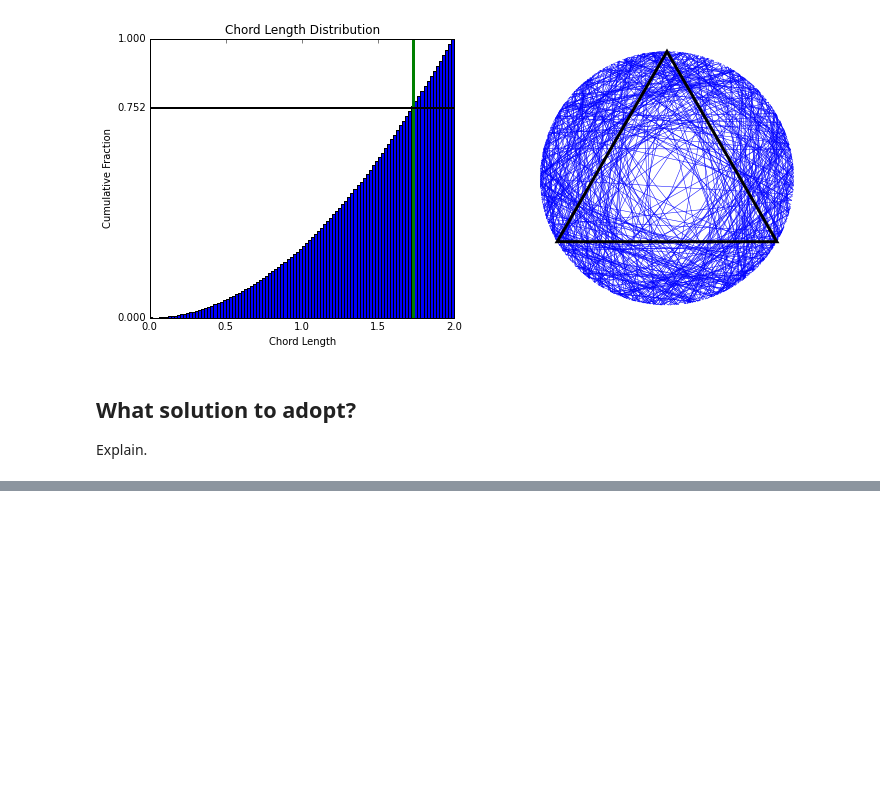
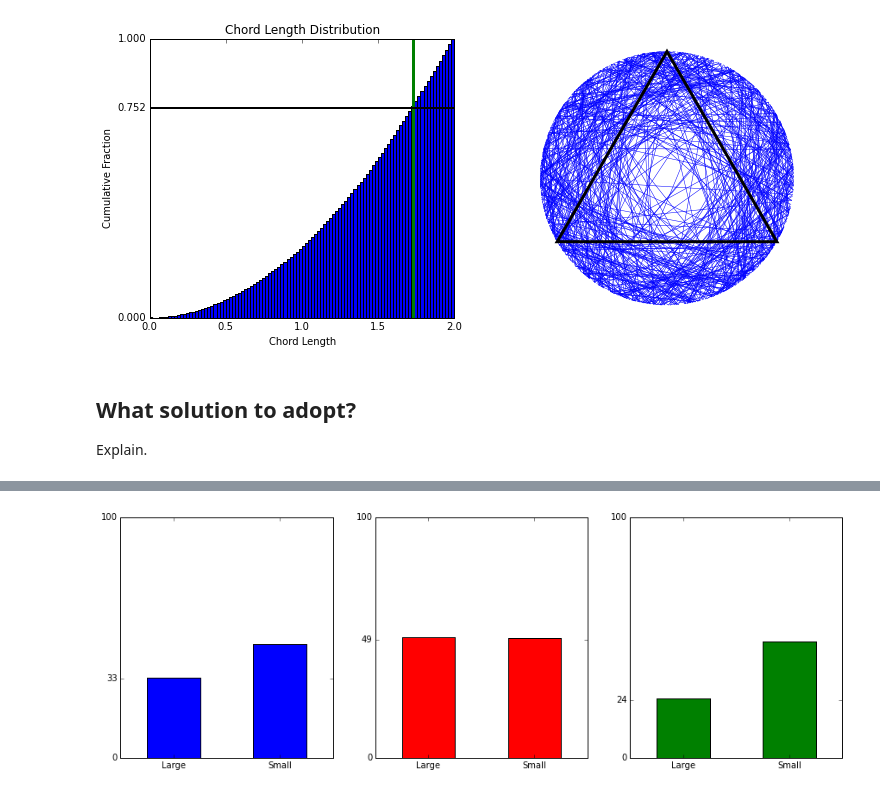
Before and after one commit to mmathioudakis/probability_playground, a Jupyter notebook: probability_playground.ipynb, the cells around one changed output, grey strips where cells are left out. Cells and saved outputs as stored; diff of their text form; code cells hidden in the pictures; blank space fills up the shorter version.

```diff
--- a/probability_playground.ipynb
+++ b/probability_playground.ipynb
@@ -435,0 +383,5 @@ _tmp = ax[2].bar([0, 1], [solution_C_pct, sol_C_small_pct], width = 0.5,
+# %%
+plot_solution_for_small_vs_large(solution_A_pct, sol_A_small_pct,
+        solution_B_pct, sol_B_small_pct, solution_C_pct, sol_C_small_pct)
+# %% [output]
+[figure, added]
```
Also changed, not shown: parts of 3 cells of this notebook, 1 other file.
